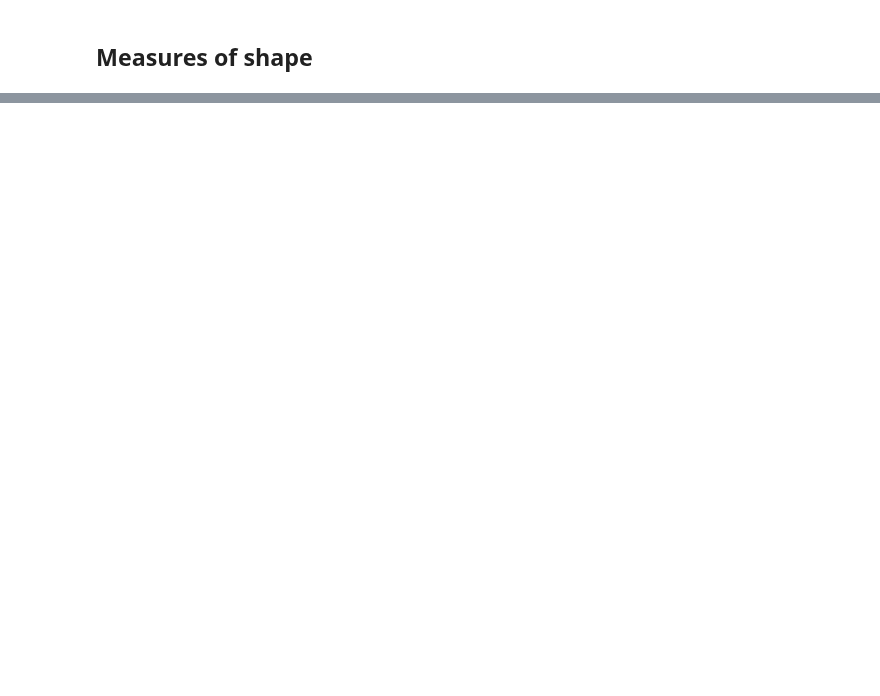
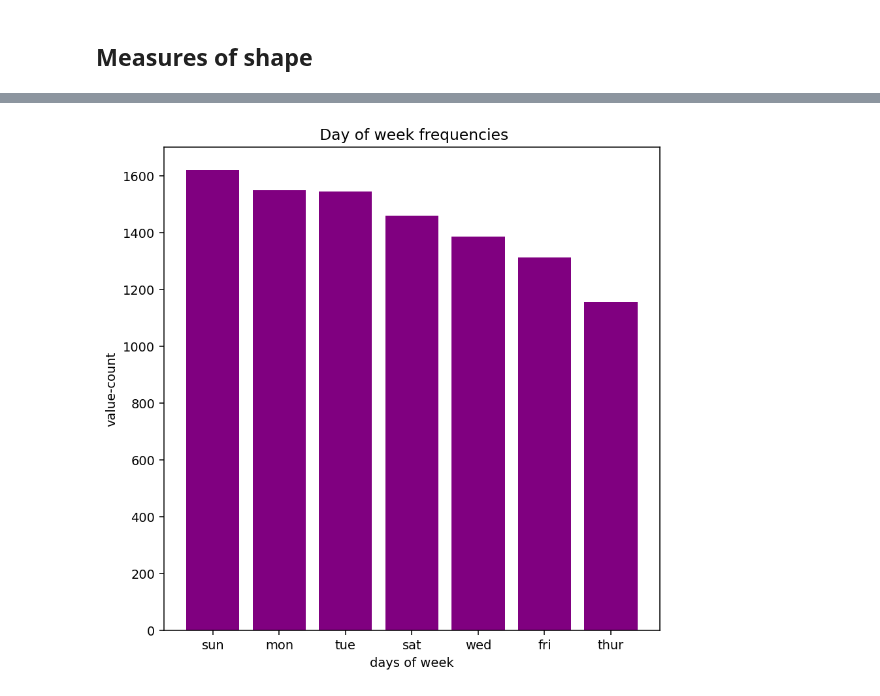
Before and after one commit to Eswa2020/data-prep-project, a Jupyter notebook: Esther_Wairimu_Kamau_Independent_project_week_2.ipynb, the cells around one changed output, grey strips where cells are left out. Cells and saved outputs as stored; diff of their text form; code cells hidden in the pictures; blank space fills up the shorter version.

```diff
--- a/Esther_Wairimu_Kamau_Independent_project_week_2.ipynb
+++ b/Esther_Wairimu_Kamau_Independent_project_week_2.ipynb
@@ -466,0 +547,13 @@ autolib_def['Utilib_taken_sum'].sum()
+# %%
+#getting the most frequent day to appear
+day = autolib_clean.day_of_week.value_counts()
+day
+value_count=day.index
+plt.figure(figsize = (7,7), dpi = 140)
+plt.bar(value_count,day, color = 'purple')
+plt.ylabel("value-count")
+plt.xlabel('days of week')
+plt.title(" Day of week frequencies", color = 'black')
+plt.show()
+# %% [output]
+[figure, added]
```
Also changed, not shown: parts of 101 cells of this notebook.
